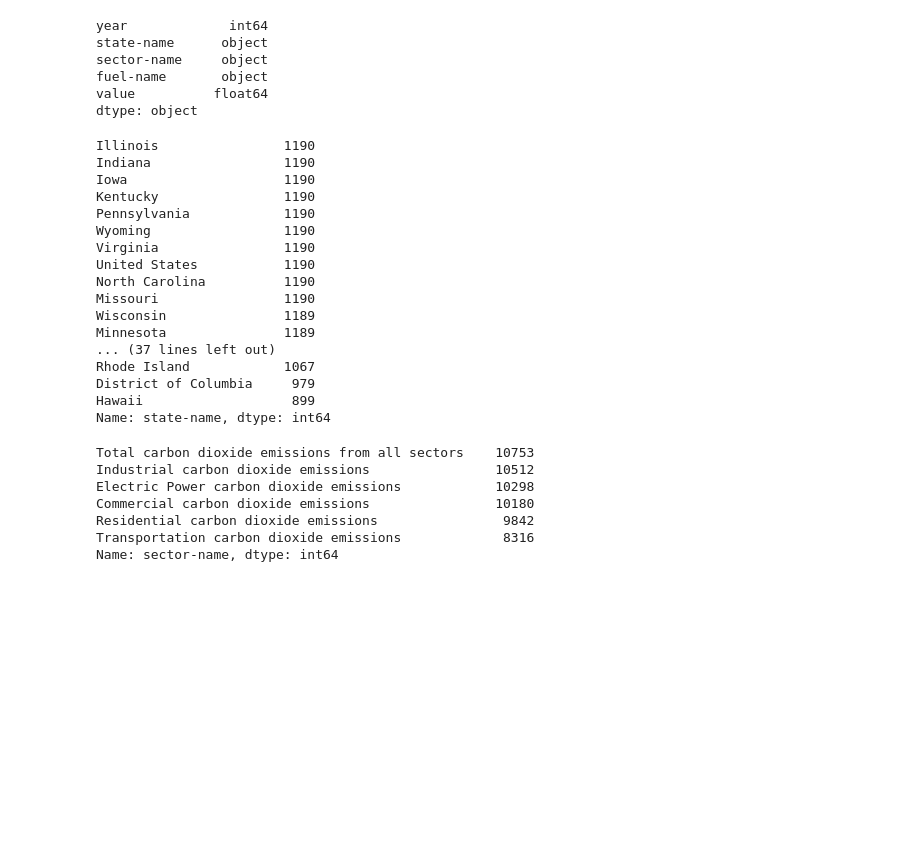
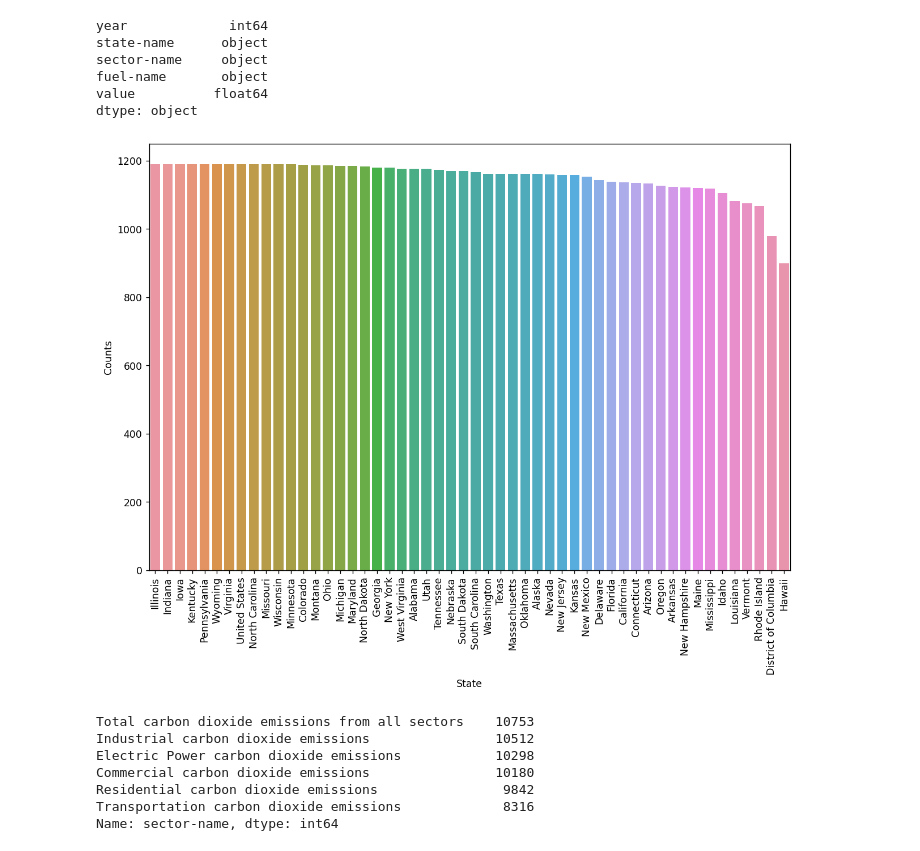
Before and after one commit to marlon-cooh/sklearn, a Jupyter notebook: emissions.ipynb, the cells around one changed output. Drawn from its saved outputs; the diff is of its cells as text; code cells hidden in the pictures; blank space fills up the shorter version.

```diff
--- a/emissions.ipynb
+++ b/emissions.ipynb
@@ -53,26 +60,16 @@ sector-name     object
 fuel-name       object
 value          float64
 dtype: object
-# %%
-emissions['state-name'].value_counts()
-# %% [output]
-Illinois                1190
-Indiana                 1190
-Iowa                    1190
-Kentucky                1190
-Pennsylvania            1190
-Wyoming                 1190
-Virginia                1190
-United States           1190
-North Carolina          1190
-Missouri                1190
-Wisconsin               1189
-Minnesota               1189
-... (37 lines left out)
-Rhode Island            1067
-District of Columbia     979
-Hawaii                   899
-Name: state-name, dtype: int64
+# %%
+state_name = emissions['state-name'].value_counts().reset_index().rename(columns={'index' : 'State', 'state-name' : 'Counts'});
+
+plt.figure(figsize=(10, 8), dpi=125)
+sns.barplot(data=state_name, x='State', y='Counts')
+plt.xticks(rotation=90)
+plt.tight_layout()
+plt.show()
+# %% [output]
+[figure, added]
 # %%
 emissions['sector-name'].value_counts()
 # %% [output]
```
Also changed, not shown: parts of 5 cells of this notebook, 1 other file.
